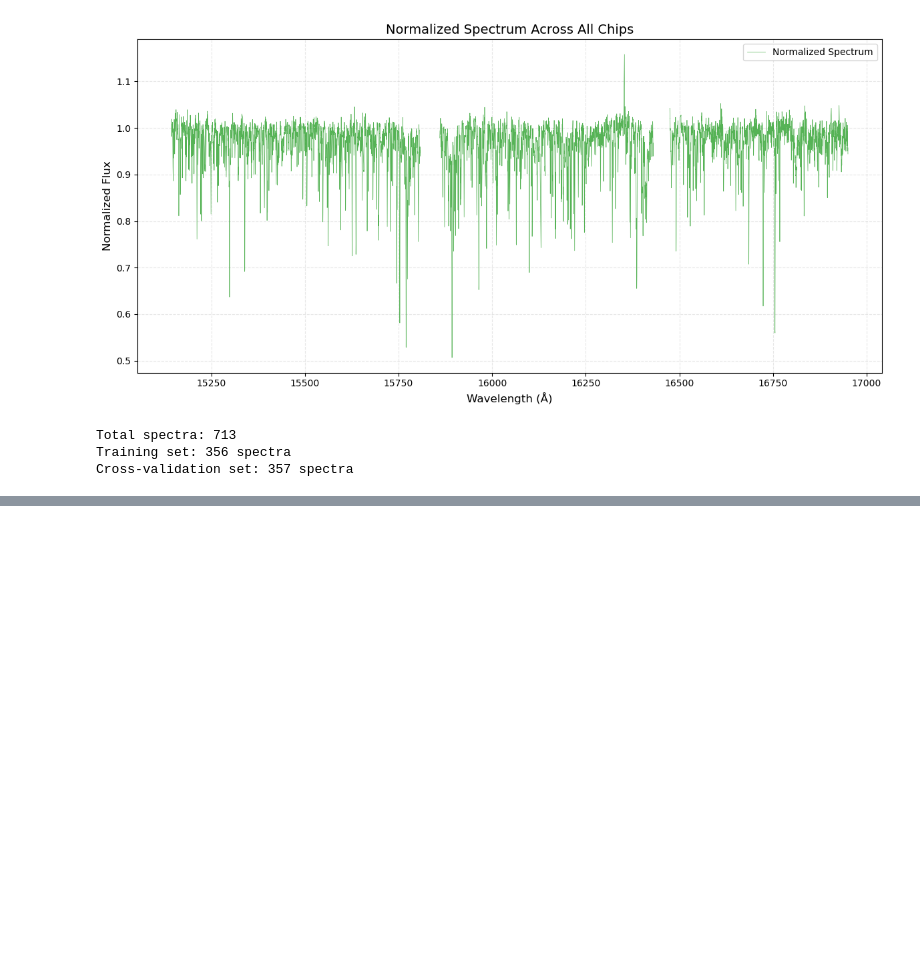
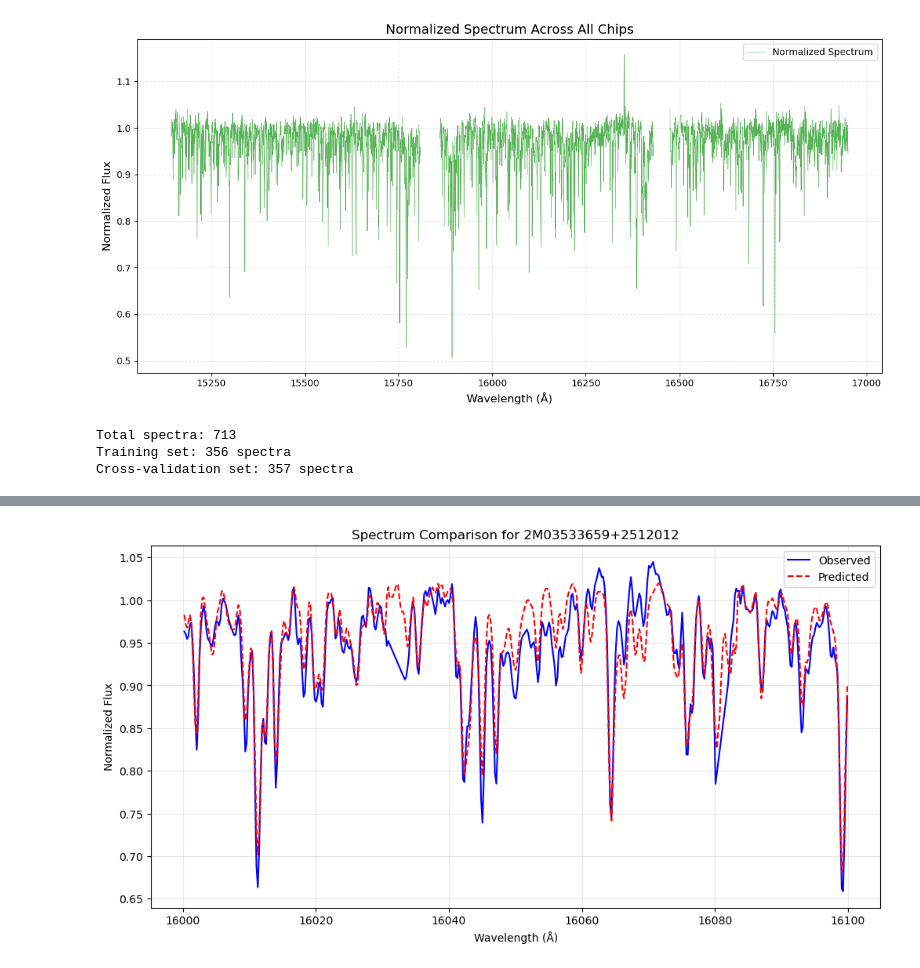
Before and after one commit to vt2211/AstroDS, a Jupyter notebook: personal_material/Lab2/Untitled.ipynb, the cells around one changed output, grey strips where cells are left out. Drawn from its saved outputs; the diff is of its cells as text; code cells hidden in the pictures; blank space fills up the shorter version.

Commit message:
generative model success

```diff
--- a/personal_material/Lab2/Untitled.ipynb
+++ b/personal_material/Lab2/Untitled.ipynb
@@ -254,16 +216,6 @@ def load_continuum_pixels(filename):
     return continuum_wavelengths
 # %%
 def find_closest_indices(spectrum_wavelengths, target_wavelengths):
-    """
-    Find indices in spectrum_wavelengths closest to each target_wavelength.
-
-    Parameters:
-    - spectrum_wavelengths (ndarray): Array of spectrum wavelengths.
-    - target_wavelengths (ndarray): Array of target continuum wavelengths.
-
-    Returns:
-    - indices (ndarray): Indices in spectrum_wavelengths closest to each target_wavelength.
-    """
     if len(spectrum_wavelengths) == 0 or len(target_wavelengths) == 0:
         print("find_closest_indices: One of the input arrays is empty.")
         return np.array([])  # Return empty array if either input is empty
@@ -847,6 +808,6 @@ All interpolated error arrays have the expected length: 8789
 # %%
-# Assuming 'train_labels' is already defined and corresponds to the spectra
-X_train, feature_names = create_design_matrix(train_labels, degree=2)
+# # Assuming 'train_labels' is already defined and corresponds to the spectra
+# X_train, feature_names = create_design_matrix(train_labels, degree=2)
 
-print(f"Design matrix shape: {X_train.shape}")  # Expected: (N_train, 16)
-print("Feature names:", feature_names)
+# print(f"Design matrix shape: {X_train.shape}")  # Expected: (N_train, 16)
+# print("Feature names:", feature_names)
@@ -982,0 +1248,61 @@ plt.show()
+# %%
+# First, ensure we're using only the training subset of labels
+train_labels_subset = train_labels[:len(interpolated_flux_array)]
+print(f"Training subset shape: {train_labels_subset.shape}")
+print(f"Interpolated flux array shape: {interpolated_flux_array.shape}")
+
+# Create the design matrix using only the training subset
+X_train, feature_names, scaler = create_design_matrix(train_labels_subset, degree=2)
+print(f"Design matrix shape: {X_train.shape}")
+print("Feature names:", feature_names)
+
+# Define the grid for s^2_lambda (intrinsic scatter)
+s2_grid = np.logspace(-5, 1, 50)  # Reduced number of grid points for stability
+n_pixels = interpolated_flux_array.shape[1]
+n_features = X_train.shape[1]
+
+# Initialize arrays to store fitted parameters
+theta_lambda = np.zeros((n_pixels, n_features))
+s2_lambda = np.zeros(n_pixels)
+
+# Fit the model for each wavelength pixel
+print("Fitting the spectral model for each wavelength pixel...")
+for i in tqdm(range(n_pixels)):
+    y = interpolated_flux_array[:, i]
+    sigma = interpolated_error_array[:, i]
+
+    theta_best, s2_best = fit_pixel(y, sigma, X_train, s2_grid)
+    theta_lambda[i, :] = theta_best
+    s2_lambda[i] = s2_best
+
+# Verify the results
+print("Percentage of NaN values in theta_lambda:",
+      100 * np.isnan(theta_lambda).mean(), "%")
+
+# For prediction, ensure we're using the correct index for the target star
+# We need to map the target star index to the training subset
+target_star_id = '2M03533659+2512012'
+star_index = np.where(label_unique_ids[:len(interpolated_flux_array)] == target_star_id)[0][0]
+labels_star = train_labels_subset[star_index]
+
+# Make prediction
+predicted_flux_star = predict_normalized_spectrum(labels_star, theta_lambda, scaler)
+
+# Plot the results
+plt.figure(figsize=(12, 6))
+wavelength_range_mask = (common_wavelength >= 16000) & (common_wavelength <= 16100)
+wavelength_range = common_wavelength[wavelength_range_mask]
+observed_flux_star = interpolated_flux_array[star_index]
+observed_flux_range = observed_flux_star[wavelength_range_mask]
+predicted_flux_range = predicted_flux_star[wavelength_range_mask]
+
+plt.plot(wavelength_range, observed_flux_range, label='Observed', color='blue', lw=1.5)
+plt.plot(wavelength_range, predicted_flux_range, label='Predicted', color='red',
+         linestyle='--', lw=1.5)
+plt.xlabel('Wavelength (Å)')
+plt.ylabel('Normalized Flux')
+plt.title(f'Spectrum Comparison for {target_star_id}')
+plt.legend()
+plt.grid(True, alpha=0.3)
+plt.show()
+# %% [output]
@@ -982,0 +1317 @@ plt.show()
+[figure, added]
```
Also changed, not shown: parts of 33 cells of this notebook.
